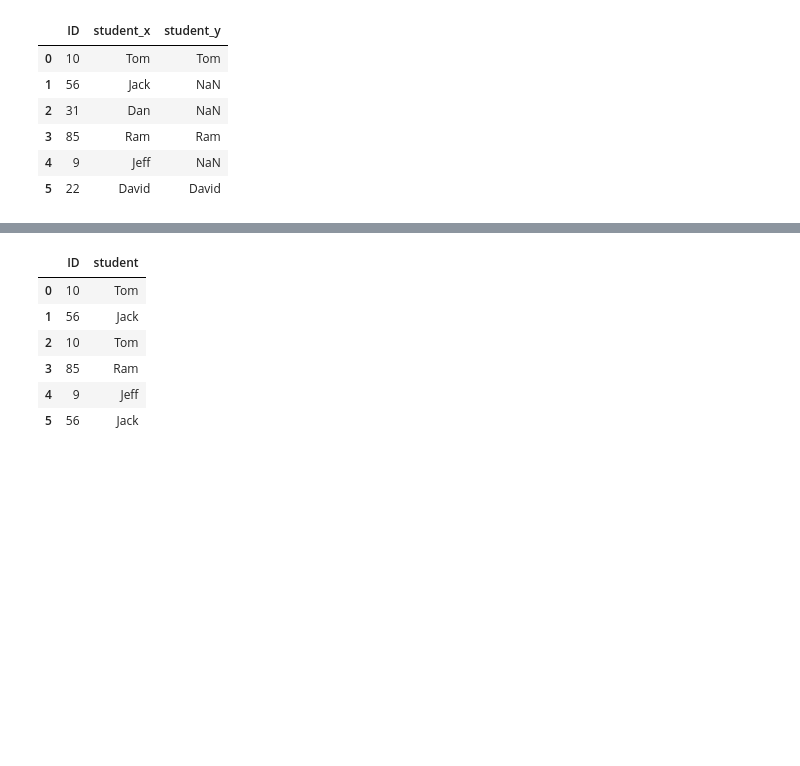
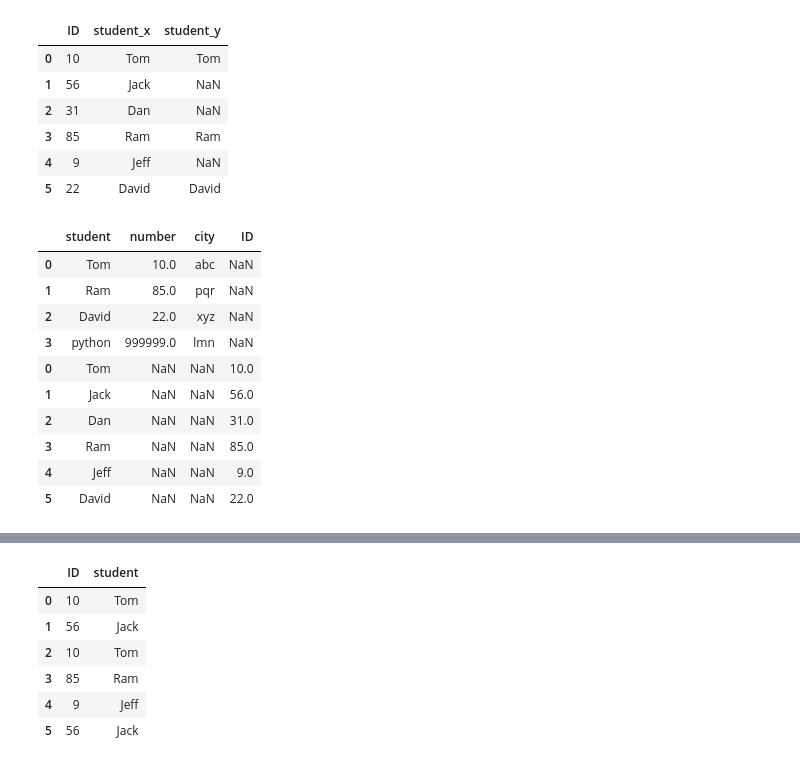
Before and after one commit to sagar0701/PythonAIML_Live, a Jupyter notebook: Day 3_4/pandas 4 Merge, Duplicate, Concatenate.ipynb, the cells around one changed output, grey strips where cells are left out. Cells and saved outputs as stored; diff of their text form; code cells hidden in the pictures; blank space fills up the shorter version.

```diff
--- a/Day 3_4/pandas 4 Merge, Duplicate, Concatenate.ipynb
+++ b/Day 3_4/pandas 4 Merge, Duplicate, Concatenate.ipynb
@@ -52,0 +100,14 @@ pd.merge(df_student_test_math_data,df_student_test_science_data,on='ID',how='out
+# %%
+pd.concat([scien, math], axis=0) # Row wise cocatination -- row wise of stacking  -- look for column names
+# %% [output]
+|  | student | number | city | ID |
+| 0 | Tom | 10.0 | abc | NaN |
+| 1 | Ram | 85.0 | pqr | NaN |
+| 2 | David | 22.0 | xyz | NaN |
+| 3 | python | 999999.0 | lmn | NaN |
+| 0 | Tom | NaN | NaN | 10.0 |
+| 1 | Jack | NaN | NaN | 56.0 |
+| 2 | Dan | NaN | NaN | 31.0 |
+| 3 | Ram | NaN | NaN | 85.0 |
+| 4 | Jeff | NaN | NaN | 9.0 |
+| 5 | David | NaN | NaN | 22.0 |
```
Also changed, not shown: parts of 13 cells of this notebook, 1 other file.
